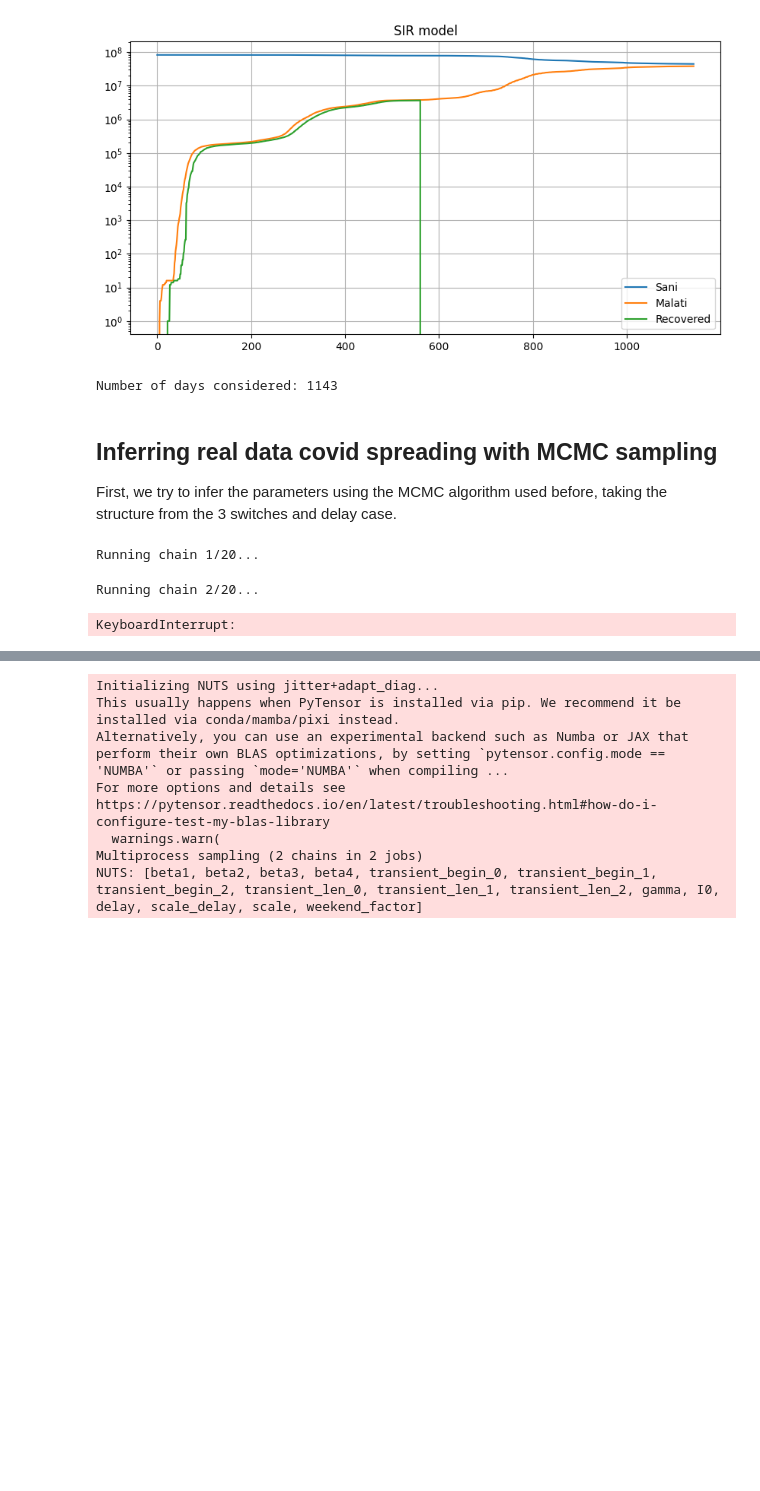
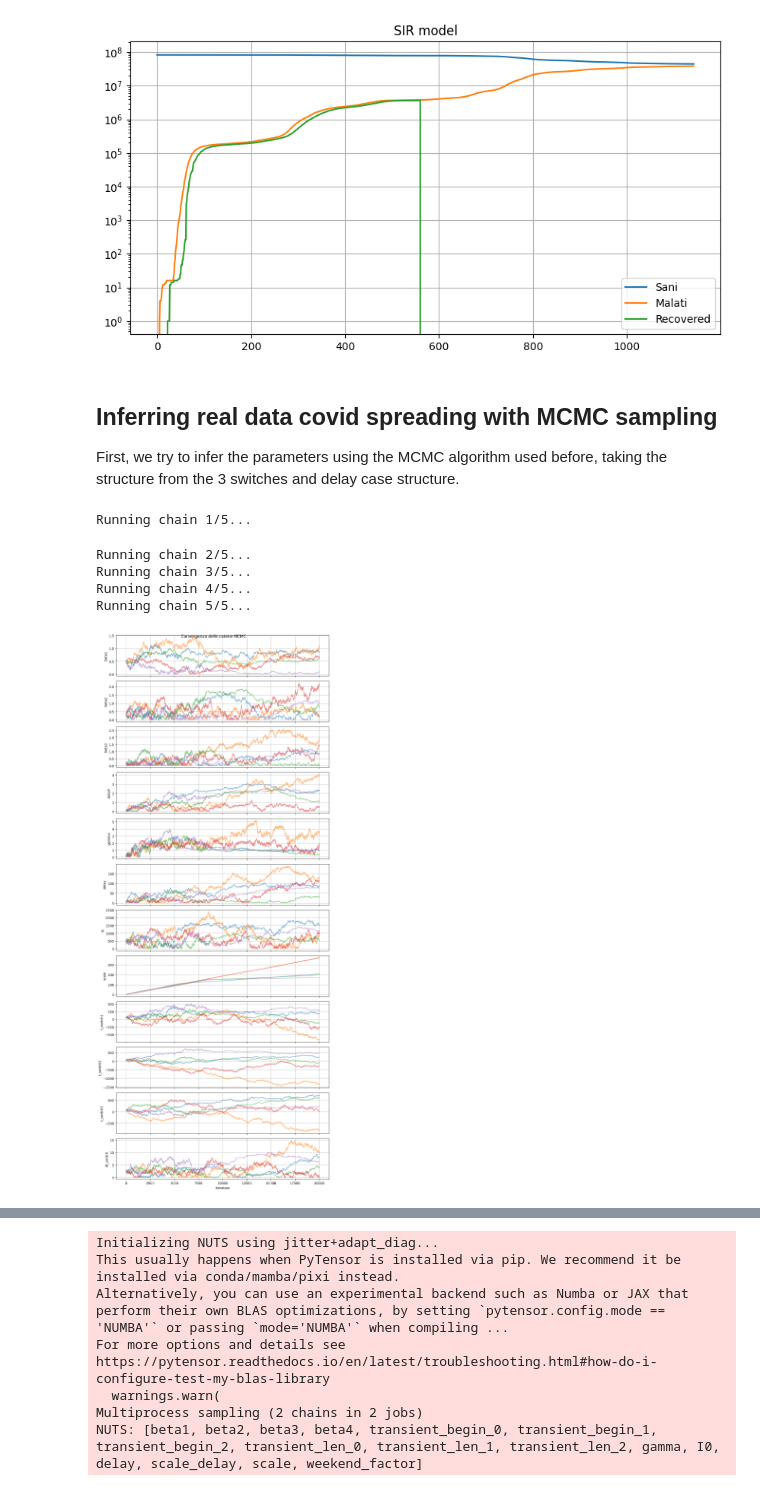
Before and after one commit to adadiorio/InformationTheory_Project, a Jupyter notebook: SIR_real_data.ipynb, the cells around one changed output, grey strips where cells are left out. Drawn from its saved outputs; the diff is of its cells as text; code cells hidden in the pictures; blank space fills up the shorter version.

Commit message:
MCMC with weekly mod on real data added

```diff
--- a/SIR_real_data.ipynb
+++ b/SIR_real_data.ipynb
@@ -47,3 +49,14 @@ Csv files downloaded successfully.
+# %%
+'''
+# Cella da eliminare nel notebook finale
+
+confirmed_cases = pd.read_csv(r'data/confirmed_global_fallback_2020-04-28.csv')
+deaths_confirmed = pd.read_csv(r'data/deaths_global_fallback_2020-04-28.csv')
+recovered_confirmed = pd.read_csv(r'data/recovered_global_fallback_2020-04-28.csv')'
+'''
+filename_conf = 'confirmed_cases.csv'
+filename_death = 'death_cases.csv'
+filename_rec = 'rec_cases.csv'
 # %%
 confirmed_cases = pd.read_csv(filename_conf)
 deaths_confirmed = pd.read_csv(filename_death)
@@ -203,14 +169,10 @@ plt.title('SIR model')
 plt.show()
 # %% [output]
 [figure]
-# %%
-print(f'Number of days considered: {len(labels)}')
-# %% [output]
-Number of days considered: 1143
 # %% [markdown]
 ## Inferring real data covid spreading with MCMC sampling
 
-First, we try to infer the parameters using the MCMC algorithm used before, taking the structure from the 3 switches and delay case.
+First, we try to infer the parameters using the MCMC algorithm used before, taking the structure from the 3 switches and delay case structure.
 # %%
 from SIR_functions import sir_discrete_delay_multi_sw
 
@@ -253,7 +215,7 @@ def log_prior(beta1, beta2, beta3, beta4, gamma, delay, I0, scale, t_switch1, t_
 # ---- LOG-LIKELIHOOD ----
 def log_likelihood(params, data):
     beta1, beta2, beta3, beta4, gamma, delay, I0, scale, t_switch1, t_switch2, t_switch3, dt_switch = params
-    I_pred, C_pred = sir_discrete_delay_multi_sw(beta1, beta2, beta3, beta4, gamma, delay, I0, scale, t_switch1, t_switch2, t_switch3, dt_switch, t_max, N)  # Solve SIR model with delay
+    I_pred, C_pred = sir_discrete_delay_multi_sw(beta1, beta2, beta3, beta4, gamma, delay, I0, scale, t_switch1, t_switch2, t_switch3, dt_switch, t_max, N, weekends_modulated=True)  # Solve SIR model with delay
 
 
     # Likelihood: Assume reported cases C_t follows Normal(C_pred, scale)
@@ -268,44 +230,49 @@ def log_posterior(params, data):
     return prior + log_likelihood(params, data)
 
 
+I0 = 500 # hypothising an initial number of infected cases equal to 500
 
-n_chains = 20  # Numero di catene
+n_chains = 5  # Numero di catene
 true_params = np.array([0.4, 0.2, 1/8, 1/16, 1/8, 8, 100, 2, 10, 20, 30, 3])
 
-params = np.array([0.5, 0.3, 0.17, 0.12, 0.15, 6, 80, 1.5, 60, 65, 70, 2.5])
+# beta1, beta2, beta3, beta4, gamma, delay, I0, scale, t_switch1, t_switch2, t_switch3, dt_switch
+params = np.array([0.5, 0.3, 0.17, 0.12, 0.15, 6, I0, 1.5, 60, 65, 70, 2.5])
 
 
 # Nuovi intervalli di generazione basati sulle migliori stime
 initial_params_list = [
     params + np.random.normal(0, [0.02, 0.02, 0.01, 0.01, 0.01, 2, 2, 0.2, 0.5, 0.5, 0.5, 0.05], 12)
     for _ in range(n_chains)
 ]
 
 step_sizes_list = [
     np.array([0.01, 0.02, 0.02, 0.02, 0.05, 1, 20, 0.05, 5, 5, 5, 0.1]) + np.random.uniform(-0.005, 0.005, 12)
     for _ in range(n_chains)
 ]
 
 samples_all_chains = metropolis_hastings_multi_chain(log_posterior, initial_params_list, step_sizes_list, I_new, n_iter=20000, n_chains=n_chains)
 
 param_names = param_names = ["beta1", "beta2", "beta3", "beta4", "gamma", "delay", "I0", "scale", "t_switch1", "t_switch2", "t_switch3", "dt_switch"]
 
 fig, axes = plt.subplots(len(param_names), 1, figsize=(10, 2 * len(param_names)), sharex=True)
 
 for i, ax in enumerate(axes):
     for chain in samples_all_chains:
         ax.plot(chain[:, i], alpha=0.5)
     ax.set_ylabel(param_names[i])
     ax.grid()
 
 axes[-1].set_xlabel("Iteration")
 plt.suptitle("Convergenza delle catene MCMC")
 plt.tight_layout()
 plt.show()
 # %% [output]
-Running chain 1/20...
+Running chain 1/5...
-Running chain 2/20...
+Running chain 2/5...
+Running chain 3/5...
+Running chain 4/5...
+Running chain 5/5...
-KeyboardInterrupt:
+[figure, added]
 # %%
 burn_in = 1000
 mean_estimates = np.mean(samples_all_chains[:, -burn_in:, :], axis=(0, 1))
```
Also changed, not shown: parts of 13 cells of this notebook.
